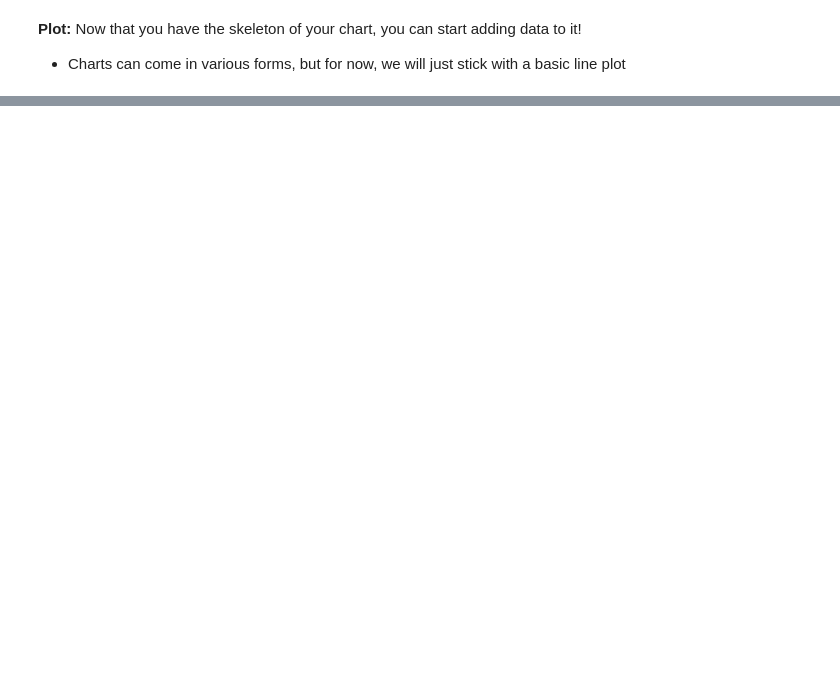
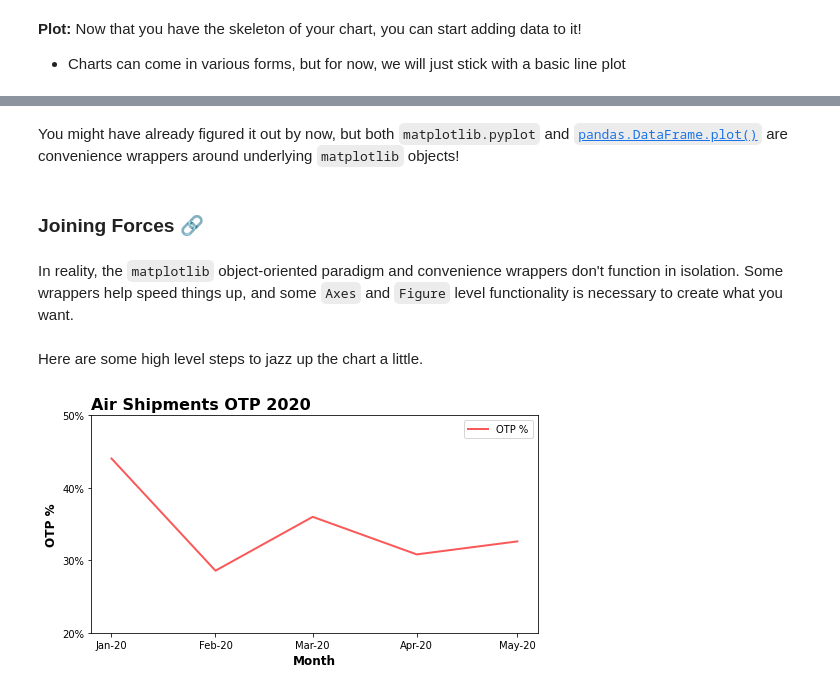
Before and after one commit to Per48edjes/Misc-DA-Prob-Stat, a Jupyter notebook: Python_2/python_data_viz.ipynb, the cells around one changed output, grey strips where cells are left out. Cells and saved outputs as stored; diff of their text form; code cells hidden in the pictures; blank space fills up the shorter version.

```diff
--- a/Python_2/python_data_viz.ipynb
+++ b/Python_2/python_data_viz.ipynb
@@ -306,0 +278,58 @@ Text(0.5, 1.0, 'Hello')
+# %% [markdown]
+You might have already figured it out by now, but both `matplotlib.pyplot` and [`pandas.DataFrame.plot()`](https://pandas.pydata.org/pandas-docs/stable/reference/api/pandas.DataFrame.plot.html) are convenience wrappers around underlying `matplotlib` objects!
+# %% [markdown]
+### Joining Forces 🔗
+# %% [markdown]
+In reality, the `matplotlib` object-oriented paradigm and convenience wrappers don't function in isolation. Some wrappers help speed things up, and some `Axes` and `Figure` level functionality is necessary to create what you want.
+# %% [markdown]
+Here are some high level steps to jazz up the chart a little.
+# %%
+# Initialize 1 figure with one pair of axes together
+# this is the same as fig, ax = plt.subplots(1, 1, figsize=(8,4))
+fig1, ax1 = plt.subplots(figsize=(8,4))
+
+# Format Fields
+shipment_month = \
+air_otp.apply(
+    lambda x: datetime.datetime.strptime(str(x['month']) + '-' + str(x['year']), '%m-%Y'),
+    axis=1
+)
+otp_percent = air_otp['otp_percent']
+
+# Plot
+ax1.plot(shipment_month, otp_percent, label='OTP %', color='#FA5959', linewidth=2)
+
+# Legend
+ax1.legend(loc=0)
+
+# Title
+ax1.set_title(
+    'Air Shipments OTP 2020',
+    loc='left',
+    fontdict = {'fontsize':16, 'fontweight':'bold'}
+)
+
+# Axis formatting
+ax1.set_xlabel('Month', fontdict={'fontweight':'bold', 'fontsize':12})
+ax1.set_ylabel('OTP %', fontdict={'fontweight':'bold', 'fontsize':12})
+ax1.tick_params(axis='both', labelsize=10)
+
+# X Ticks
+ax1.xaxis.set_major_locator(mdates.MonthLocator())
+ax1.xaxis.set_major_formatter(DateFormatter('%b-%y'))
+
+# Y Ticks
+ax1.yaxis.set_ticks(
+    np.linspace(
+        np.round(min(otp_percent) - (0.2*min(otp_percent)), 1),
+        np.round(max(otp_percent) + (0.1*max(otp_percent)), 1),
+        num=4
+    )
+)
+
+ax1.yaxis.set_major_formatter(PercentFormatter(xmax=1.0, decimals=0)) # xmax is the max percent
+
+# Show plot
+plt.show()
+# %% [output]
+[figure, added]
```
Also changed, not shown: parts of 17 cells of this notebook.
